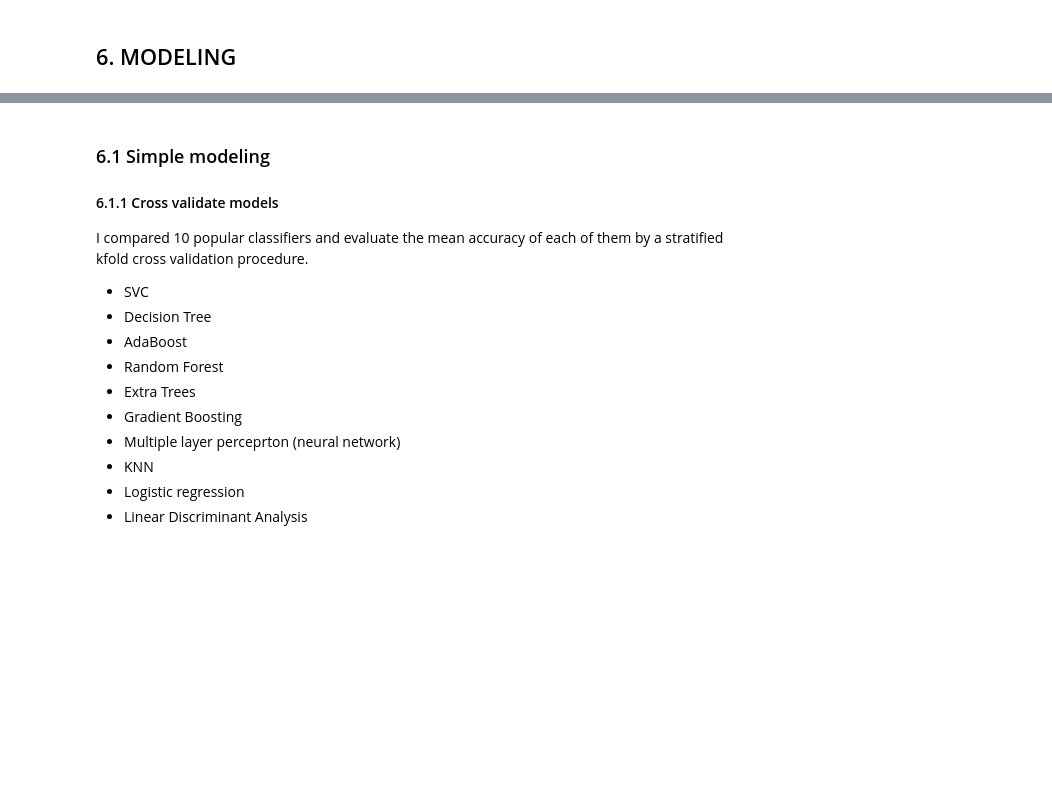
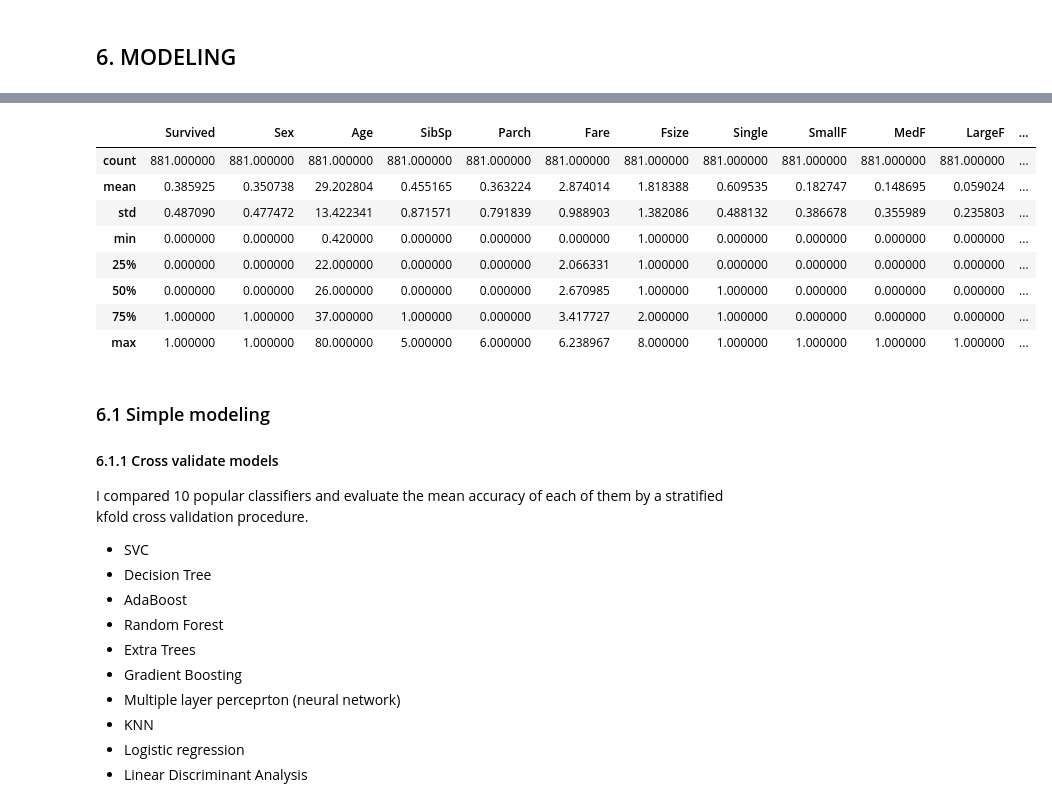
Before and after one commit to Atsuhiko/TOA_Kaggle, a Jupyter notebook: Titanic/4_Titanic Top 4% with ensemble modeling_mod.ipynb, the cells around one changed output, grey strips where cells are left out. Drawn from its saved outputs; the diff is of its cells as text; code cells hidden in the pictures; blank space fills up the shorter version.

```diff
--- a/Titanic/4_Titanic Top 4% with ensemble modeling_mod.ipynb
+++ b/Titanic/4_Titanic Top 4% with ensemble modeling_mod.ipynb
@@ -755 +749,3 @@ See the caveats in the documentation: http://pandas.pydata.org/pandas-docs/stabl
   This is separate from the ipykernel package so we can avoid doing imports until
+# %%
+pd.set_option('max_columns',70)
@@ -756,3 +781,15 @@ See the caveats in the documentation: http://pandas.pydata.org/pandas-docs/stabl
+# %%
+train.describe()
+# %% [output]
+|  | Survived | Sex | Age | SibSp | Parch | Fare | Fsize | Single | SmallF | MedF | LargeF | ... |
+| count | 881.000000 | 881.000000 | 881.000000 | 881.000000 | 881.000000 | 881.000000 | 881.000000 | 881.000000 | 881.000000 | 881.000000 | 881.000000 | ... |
+| mean | 0.385925 | 0.350738 | 29.202804 | 0.455165 | 0.363224 | 2.874014 | 1.818388 | 0.609535 | 0.182747 | 0.148695 | 0.059024 | ... |
+| std | 0.487090 | 0.477472 | 13.422341 | 0.871571 | 0.791839 | 0.988903 | 1.382086 | 0.488132 | 0.386678 | 0.355989 | 0.235803 | ... |
+| min | 0.000000 | 0.000000 | 0.420000 | 0.000000 | 0.000000 | 0.000000 | 1.000000 | 0.000000 | 0.000000 | 0.000000 | 0.000000 | ... |
+| 25% | 0.000000 | 0.000000 | 22.000000 | 0.000000 | 0.000000 | 2.066331 | 1.000000 | 0.000000 | 0.000000 | 0.000000 | 0.000000 | ... |
+| 50% | 0.000000 | 0.000000 | 26.000000 | 0.000000 | 0.000000 | 2.670985 | 1.000000 | 1.000000 | 0.000000 | 0.000000 | 0.000000 | ... |
+| 75% | 1.000000 | 1.000000 | 37.000000 | 1.000000 | 0.000000 | 3.417727 | 2.000000 | 1.000000 | 0.000000 | 0.000000 | 0.000000 | ... |
+| max | 1.000000 | 1.000000 | 80.000000 | 5.000000 | 6.000000 | 6.238967 | 8.000000 | 1.000000 | 1.000000 | 1.000000 | 1.000000 | ... |
 # %% [markdown]
 ### 6.1 Simple modeling
 #### 6.1.1 Cross validate models
```
Also changed, not shown: parts of 44 cells of this notebook.
